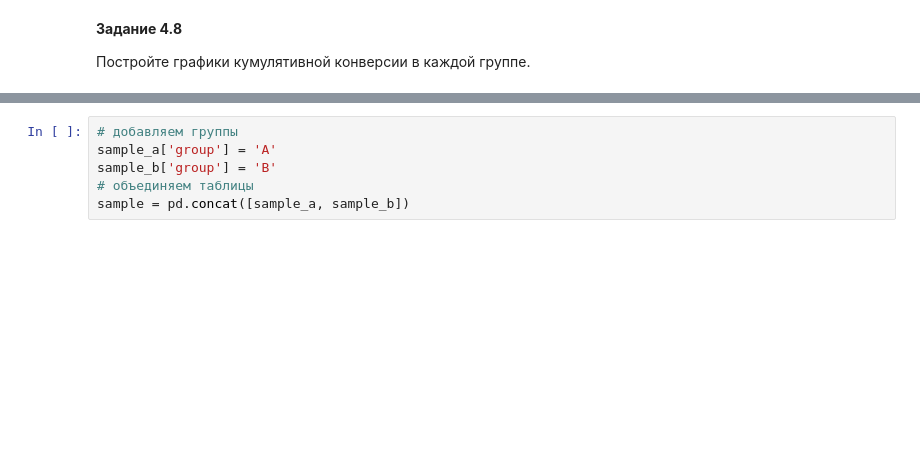
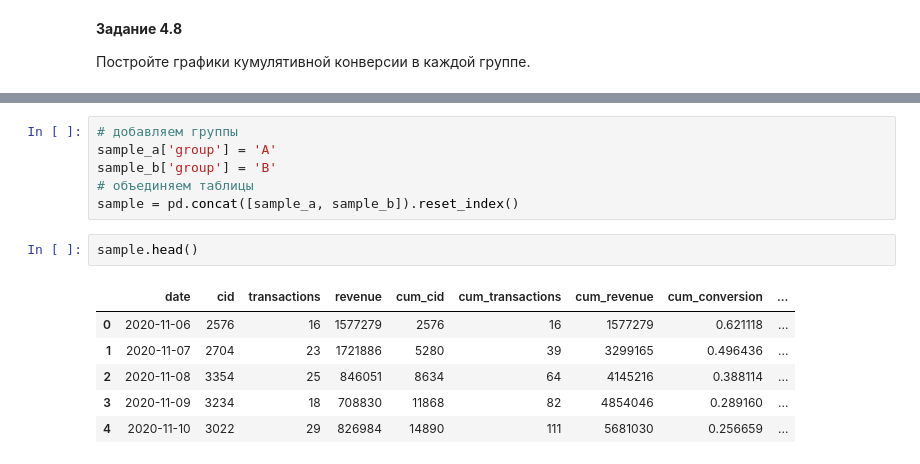
Before and after one commit to Terr14/SF_DS, a Jupyter notebook: SkillFactory/EDA-5. A-B-тестирование/EDA-5. A-B-тестирование.ipynb, the cells around one changed output, grey strips where cells are left out. Cells and saved outputs as stored; diff of their text form; blank space fills up the shorter version.

```diff
--- a/SkillFactory/EDA-5. A-B-тестирование/EDA-5. A-B-тестирование.ipynb
+++ b/SkillFactory/EDA-5. A-B-тестирование/EDA-5. A-B-тестирование.ipynb
@@ -887,7 +872,16 @@ ax.grid(True);
 sample_a['group'] = 'A'
 sample_b['group'] = 'B'
 # объединяем таблицы
-sample = pd.concat([sample_a, sample_b])
+sample = pd.concat([sample_a, sample_b]).reset_index()
+# %%
+sample.head()
+# %% [output]
+|  | date | cid | transactions | revenue | cum_cid | cum_transactions | cum_revenue | cum_conversion | ... |
+| 0 | 2020-11-06 | 2576 | 16 | 1577279 | 2576 | 16 | 1577279 | 0.621118 | ... |
+| 1 | 2020-11-07 | 2704 | 23 | 1721886 | 5280 | 39 | 3299165 | 0.496436 | ... |
+| 2 | 2020-11-08 | 3354 | 25 | 846051 | 8634 | 64 | 4145216 | 0.388114 | ... |
+| 3 | 2020-11-09 | 3234 | 18 | 708830 | 11868 | 82 | 4854046 | 0.289160 | ... |
+| 4 | 2020-11-10 | 3022 | 29 | 826984 | 14890 | 111 | 5681030 | 0.256659 | ... |
 # %%
 # создаём фигуру размером 8x4
 fig = plt.figure(figsize=(8, 4))
```
Also changed, not shown: parts of 44 cells of this notebook, 2 other files.
